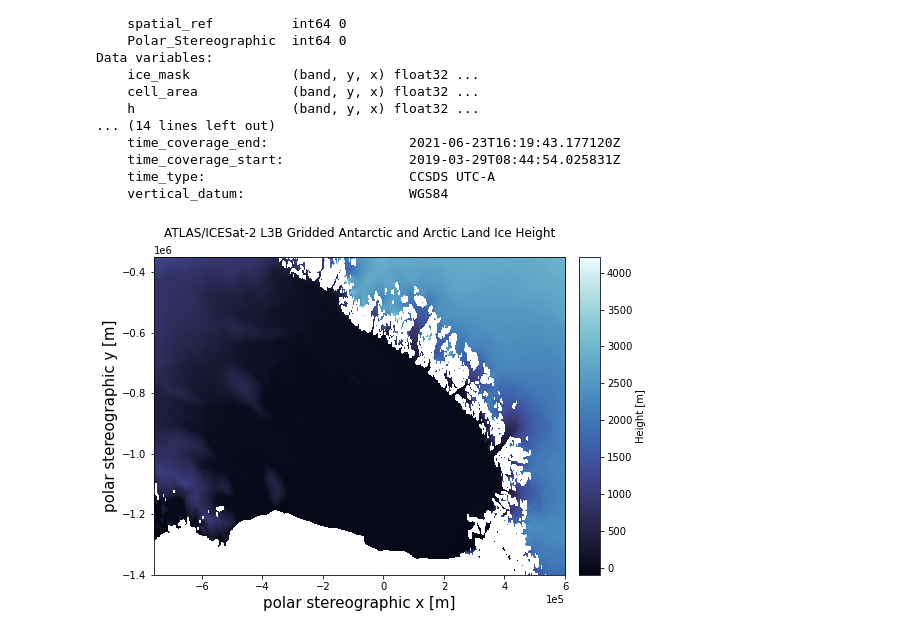
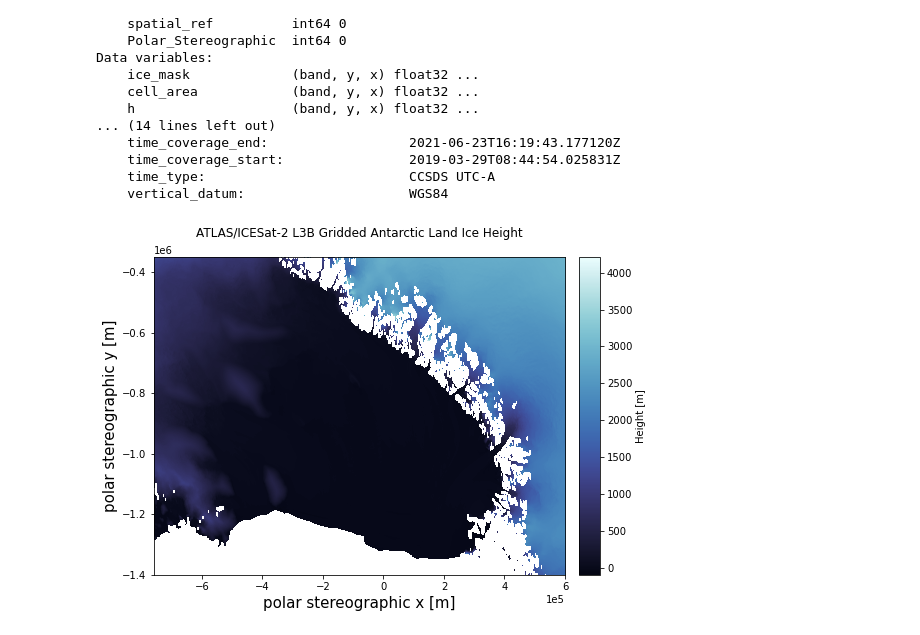
Before and after one commit to wsauthoff/Antarctic-datasets, a Jupyter notebook: ICESat2-ATL14.ipynb, the cells around one changed output. Drawn from its saved outputs; the diff is of its cells as text; code cells hidden in the pictures.

```diff
--- a/ICESat2-ATL14.ipynb
+++ b/ICESat2-ATL14.ipynb
@@ -50,18 +50,18 @@ ATL14_dh_sub = ATL14_dh.where(mask_x & mask_y, drop=True)
 # %%
 # plot subset dataset
 fig, ax = plt.subplots(figsize=(8,8))
 sc = ax.imshow(ATL14_dh_sub.h[0,:,:], extent=[x_min, x_max, y_min, y_max],
         origin='upper', cmap=cmocean.cm.ice)
 ax.set_aspect('equal')
 ax.ticklabel_format(axis='both',scilimits=(0,0))
 ax.set_xlim(min(x_min, x_max),max(x_min, x_max))
 ax.set_ylim(min(y_min, y_max),max(y_min, y_max))
 divider = make_axes_locatable(ax)
 cax = divider.append_axes('right', size='5%', pad=0.2)
 fig.colorbar(sc, cax=cax, label='Height [m]')
 ax.set_xlabel('polar stereographic x [m]', size=15)
 ax.set_ylabel('polar stereographic y [m]', size=15)
-ax.set_title('ATLAS/ICESat-2 L3B Gridded Antarctic and Arctic Land Ice Height', pad=20)
+ax.set_title('ATLAS/ICESat-2 L3B Gridded Antarctic Land Ice Height', pad=20)
 plt.show()
 # %% [output]
-[figure, old version]
+[figure, new version]
```
Also changed, not shown: parts of 3 cells of this notebook.
